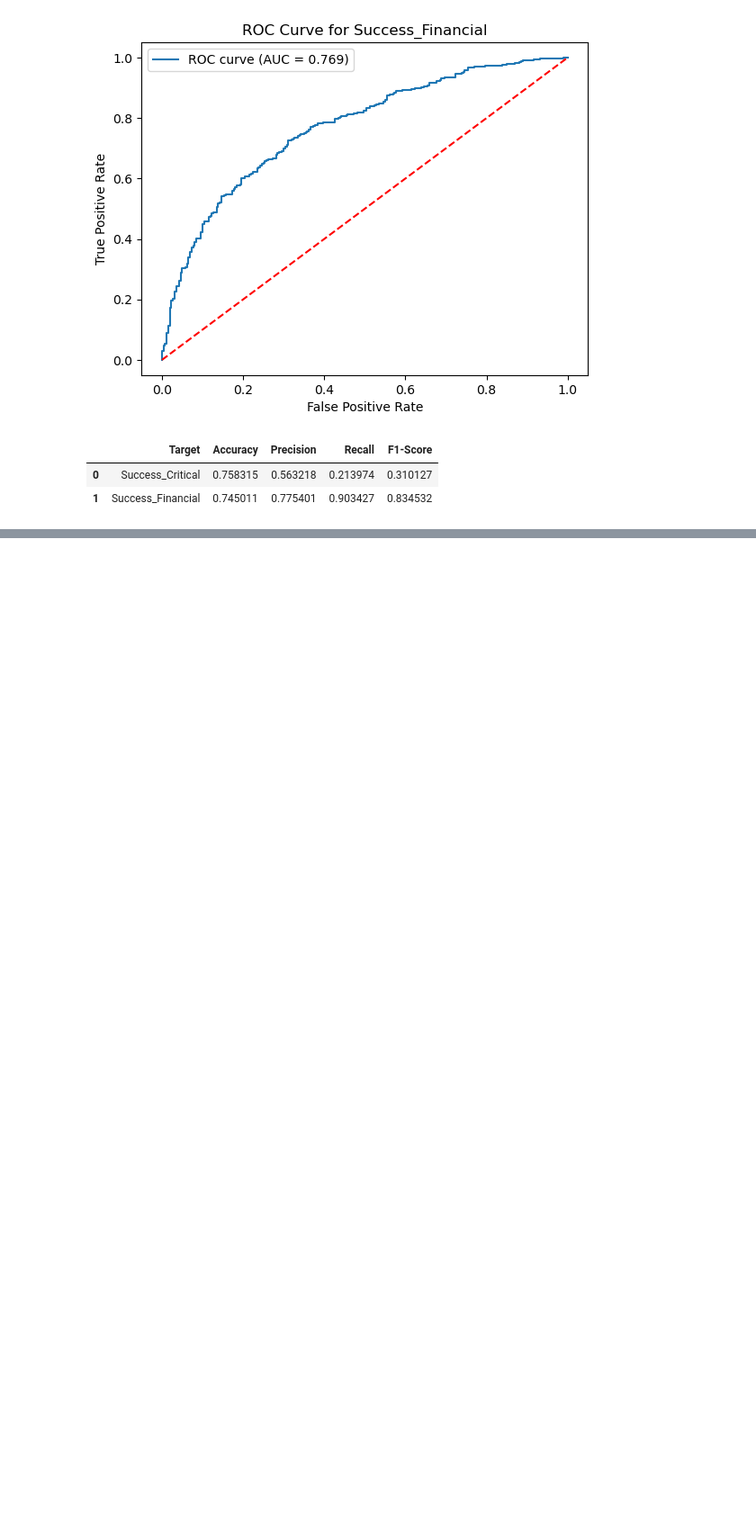
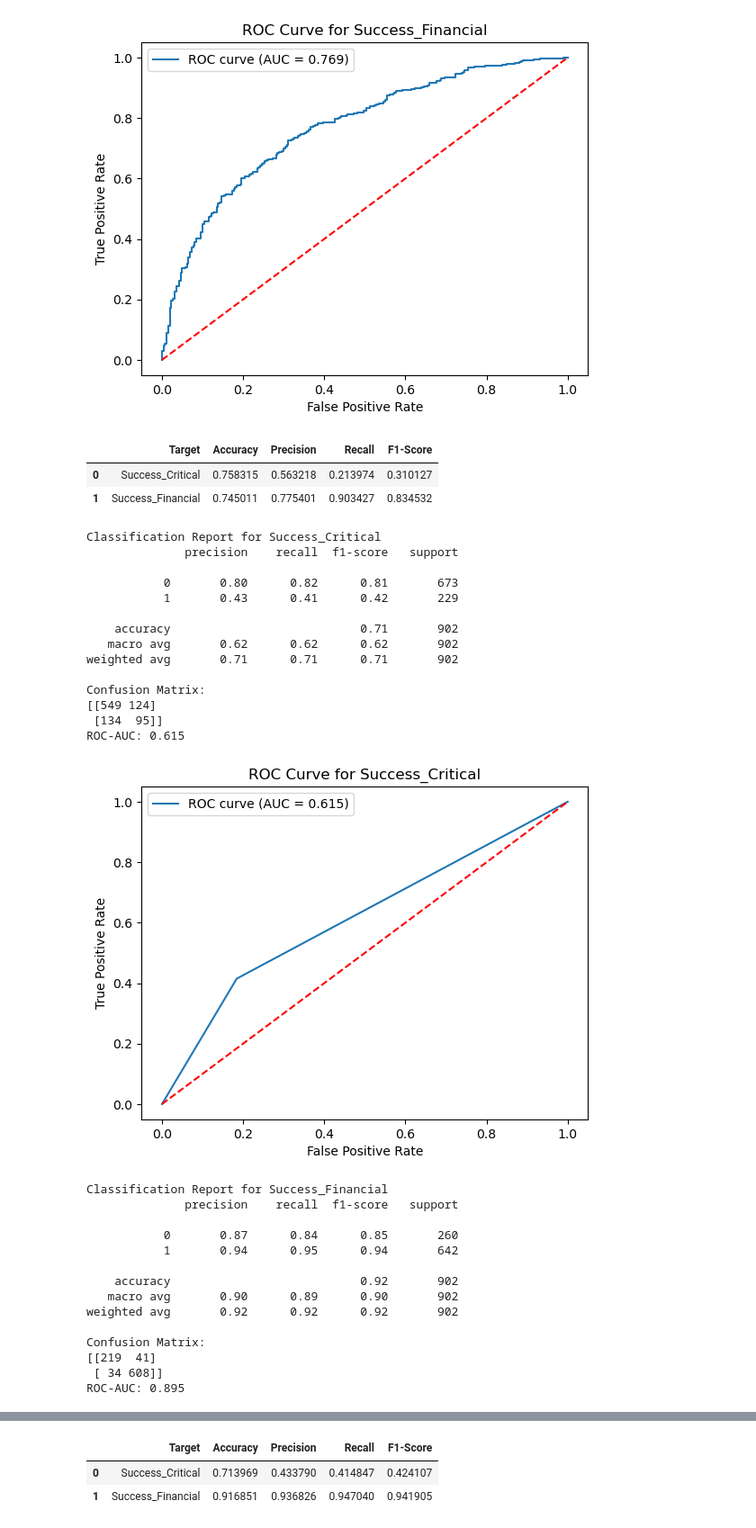
Before and after one commit to gentrylamb/dsan6400-final-project, a Jupyter notebook: code/supervised_learing.ipynb, the cells around one changed output, grey strips where cells are left out. Shown at 90% size. Saved outputs shown, nothing was run; the diff lists cells and outputs as text; code cells hidden in the pictures; blank space fills up the shorter version.

Commit message:
updated classification models

```diff
--- a/code/supervised_learing.ipynb
+++ b/code/supervised_learing.ipynb
@@ -197,9 +197,10 @@ from sklearn.metrics import (
 )
 from sklearn.model_selection import train_test_split
 from sklearn.preprocessing import StandardScaler
+from sklearn.tree import DecisionTreeClassifier
 
 # function to run classification
-def run_classification(df, targets):
+def run_classification(df, targets, method='logistic'):
     # Encode categoricals
     categorical_cols = ["Age_Rating", "Country", "Language"]
     df = pd.get_dummies(df, columns=categorical_cols, drop_first=True)
@@ -234,14 +235,22 @@ def run_classification(df, targets):
         X_train, X_test, y_train, y_test = train_test_split(
             X_scaled, y, test_size=0.2, random_state=42, stratify=y
         )
+        if method == 'logistic':
+            # Fit logistic regression
+            clf = LogisticRegression(max_iter=1000)
+            clf.fit(X_train, y_train)
 
-        # Fit logistic regression
-        clf = LogisticRegression(max_iter=1000)
-        clf.fit(X_train, y_train)
+            # predict and evaluate
+            y_pred = clf.predict(X_test)
+            y_pred_prob = clf.predict_proba(X_test)[:, 1]
+        elif method == 'decision_tree':
+            # Fit decision tree
+            clf = DecisionTreeClassifier(random_state=42)
+            clf.fit(X_train, y_train)
 
-        # predict and evaluate
-        y_pred = clf.predict(X_test)
-        y_pred_prob = clf.predict_proba(X_test)[:, 1]
+            # predict and evaluate
+            y_pred = clf.predict(X_test)
+            y_pred_prob = clf.predict_proba(X_test)[:, 1]
 
         # metrics
         acc = accuracy_score(y_test, y_pred)
@@ -365,3 +374,36 @@ ROC-AUC: 0.769
 |  | Target | Accuracy | Precision | Recall | F1-Score |
 | 0 | Success_Critical | 0.758315 | 0.563218 | 0.213974 | 0.310127 |
 | 1 | Success_Financial | 0.745011 | 0.775401 | 0.903427 | 0.834532 |
+# %%
+# Try Decision Tree classification
+run_classification(movies_class_centrality_df, targets_class, method='decision_tree')
+# %% [output]
+Classification Report for Success_Critical
+              precision    recall  f1-score   support
+
+           0       0.80      0.82      0.81       673
+           1       0.43      0.41      0.42       229
+
+    accuracy                           0.71       902
+   macro avg       0.62      0.62      0.62       902
+weighted avg       0.71      0.71      0.71       902
+
+Confusion Matrix:
+[[549 124]
+ [134  95]]
+ROC-AUC: 0.615
+[figure, added]
+Classification Report for Success_Financial
+              precision    recall  f1-score   support
+
+           0       0.87      0.84      0.85       260
+           1       0.94      0.95      0.94       642
+
+    accuracy                           0.92       902
+   macro avg       0.90      0.89      0.90       902
+weighted avg       0.92      0.92      0.92       902
+
+Confusion Matrix:
+[[219  41]
+ [ 34 608]]
+ROC-AUC: 0.895
@@ -367,0 +411,3 @@ ROC-AUC: 0.769
+|  | Target | Accuracy | Precision | Recall | F1-Score |
+| 0 | Success_Critical | 0.713969 | 0.433790 | 0.414847 | 0.424107 |
+| 1 | Success_Financial | 0.916851 | 0.936826 | 0.947040 | 0.941905 |
```
Also changed, not shown: parts of 5 cells of this notebook.
